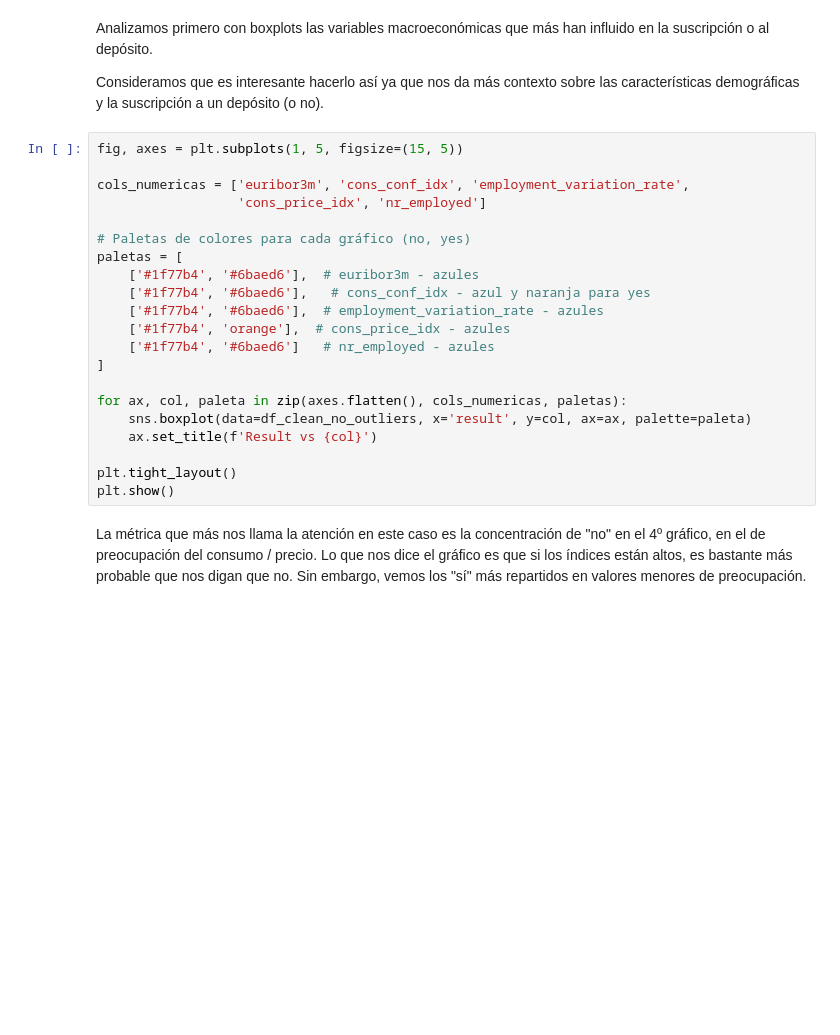
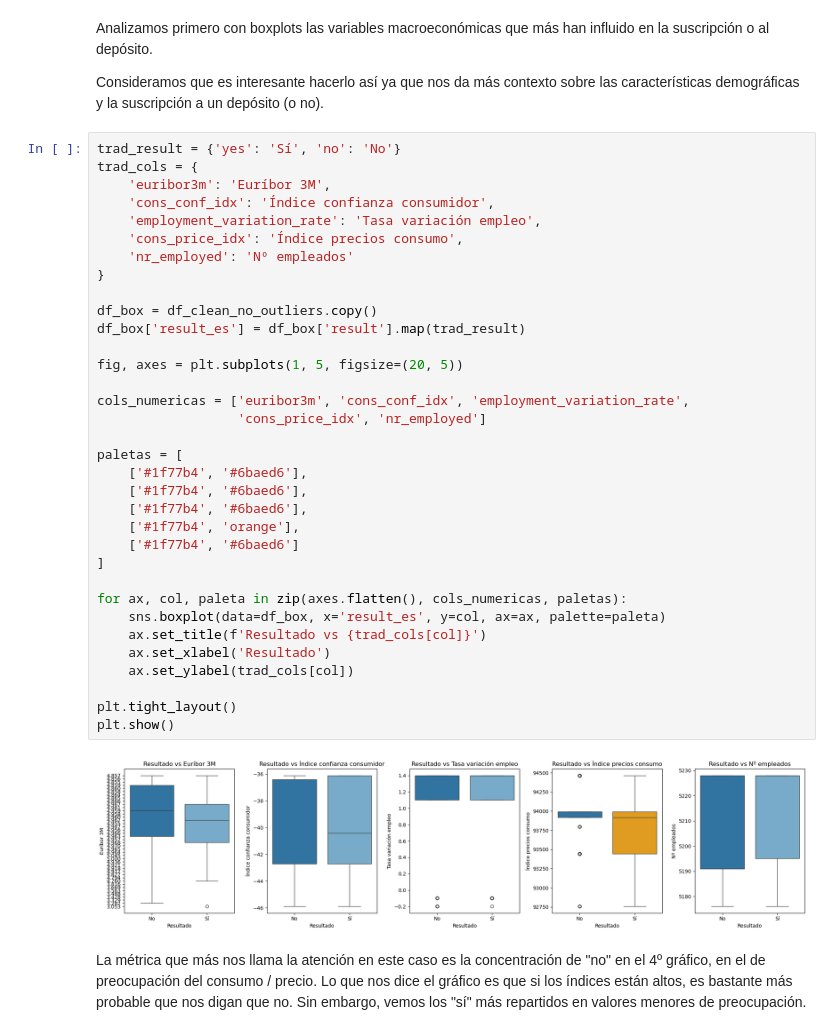
Before and after one commit to arnausans23/data-analytics-tfm, a Jupyter notebook: 1_analisis_datos_v2.ipynb, the cells around one changed output. Drawn from its saved outputs; the diff is of its cells as text; blank space fills up the shorter version.

```diff
--- a/1_analisis_datos_v2.ipynb
+++ b/1_analisis_datos_v2.ipynb
@@ -486,26 +610,41 @@ Analizamos primero con boxplots las variables macroeconómicas que más han infl
 
 Consideramos que es interesante hacerlo así ya que nos da más contexto sobre las características demográficas y la suscripción a un depósito (o no).
 # %%
-fig, axes = plt.subplots(1, 5, figsize=(15, 5))
+trad_result = {'yes': 'Sí', 'no': 'No'}
+trad_cols = {
+    'euribor3m': 'Euríbor 3M',
+    'cons_conf_idx': 'Índice confianza consumidor',
+    'employment_variation_rate': 'Tasa variación empleo',
+    'cons_price_idx': 'Índice precios consumo',
+    'nr_employed': 'Nº empleados'
+}
+
+df_box = df_clean_no_outliers.copy()
+df_box['result_es'] = df_box['result'].map(trad_result)
+
+fig, axes = plt.subplots(1, 5, figsize=(20, 5))
 
 cols_numericas = ['euribor3m', 'cons_conf_idx', 'employment_variation_rate',
                   'cons_price_idx', 'nr_employed']
 
-# Paletas de colores para cada gráfico (no, yes)
 paletas = [
-    ['#1f77b4', '#6baed6'],  # euribor3m - azules
-    ['#1f77b4', '#6baed6'],   # cons_conf_idx - azul y naranja para yes
-    ['#1f77b4', '#6baed6'],  # employment_variation_rate - azules
-    ['#1f77b4', 'orange'],  # cons_price_idx - azules
-    ['#1f77b4', '#6baed6']   # nr_employed - azules
+    ['#1f77b4', '#6baed6'],
+    ['#1f77b4', '#6baed6'],
+    ['#1f77b4', '#6baed6'],
+    ['#1f77b4', 'orange'],
+    ['#1f77b4', '#6baed6']
 ]
 
 for ax, col, paleta in zip(axes.flatten(), cols_numericas, paletas):
-    sns.boxplot(data=df_clean_no_outliers, x='result', y=col, ax=ax, palette=paleta)
-    ax.set_title(f'Result vs {col}')
+    sns.boxplot(data=df_box, x='result_es', y=col, ax=ax, palette=paleta)
+    ax.set_title(f'Resultado vs {trad_cols[col]}')
+    ax.set_xlabel('Resultado')
+    ax.set_ylabel(trad_cols[col])
 
 plt.tight_layout()
 plt.show()
+# %% [output]
+[figure, added]
 # %% [markdown]
 La métrica que más nos llama la atención en este caso es la concentración de "no" en el 4º gráfico, en el de preocupación del consumo / precio. Lo que nos dice el gráfico es que si los índices están altos, es bastante más probable que nos digan que no. Sin embargo, vemos los "sí" más repartidos en valores menores de preocupación.
 # %% [markdown]
```
Also changed, not shown: parts of 42 cells of this notebook.
